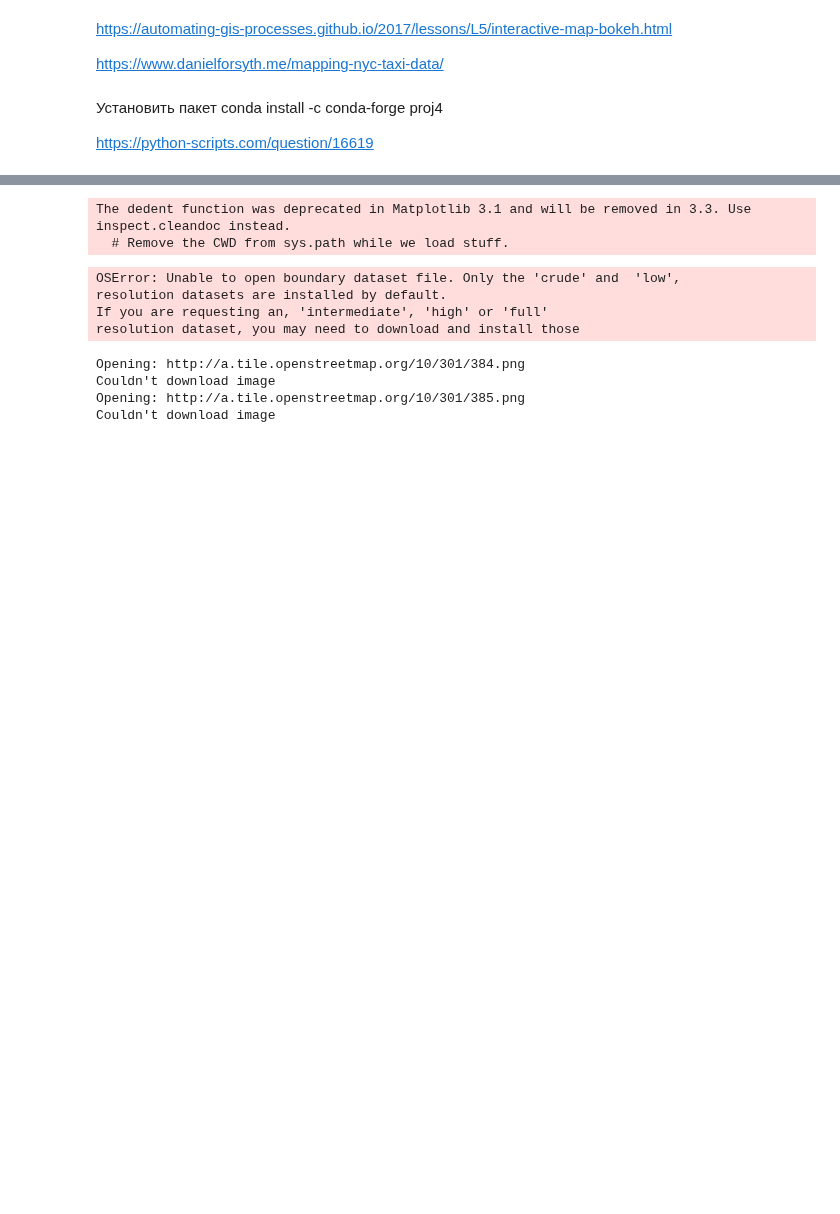
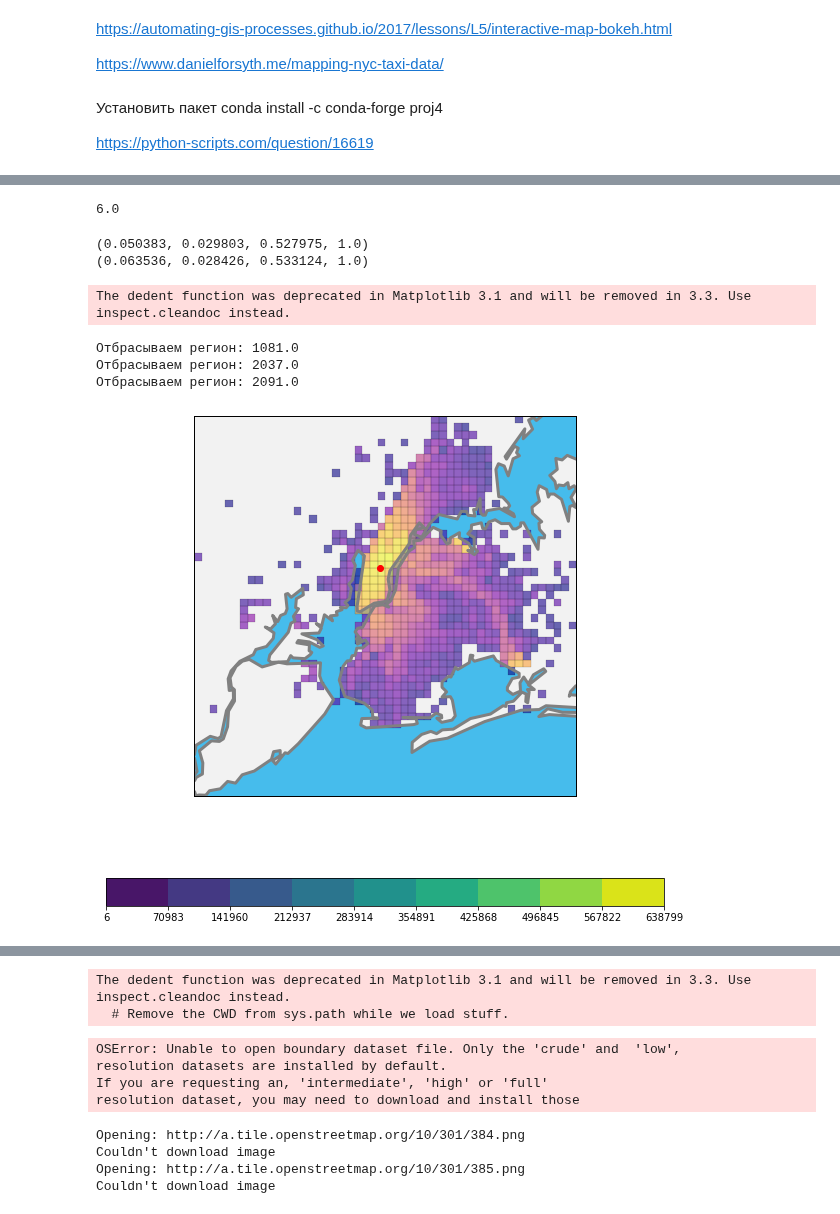
Before and after one commit to dminikorenb/DataLearning, a Jupyter notebook: 3-Taxi/dminik6_part3_w2.ipynb, the cells around one changed output, grey strips where cells are left out. Saved outputs shown, nothing was run; the diff lists cells and outputs as text; code cells hidden in the pictures; blank space fills up the shorter version.

```diff
--- a/3-Taxi/dminik6_part3_w2.ipynb
+++ b/3-Taxi/dminik6_part3_w2.ipynb
@@ -48,0 +40,3 @@ The dedent function was deprecated in Matplotlib 3.1 and will be removed in 3.3.
+# %%
+dictGrid = dfGrid.set_index('region').to_dict(orient='index')
+dictGrid
@@ -48,0 +65,19 @@ The dedent function was deprecated in Matplotlib 3.1 and will be removed in 3.3.
+# %%
+df = pd.read_pickle('aggr_yellow_tripdata_2016-05.bin')
+# %%
+ser = df[['region', 'count']].groupby('region',  as_index=False)['count'].sum()
+# ser[ser['count']>5]
+# ser[ser.region == 1231]
+ser[ser['count']>5]['count'].min()
+# / 6387.99
+norm = matplotlib.colors.Normalize(vmin=ser[ser['count']>5]['count'].min(),
+                                   vmax=ser[ser['count']>5]['count'].max())
+# %% [output]
+6.0
+# %%
+ColorInd = plt.get_cmap('plasma') #'Blues')
+print (ColorInd(0))
+print (ColorInd(1))
+# %% [output]
+(0.050383, 0.029803, 0.527975, 1.0)
+(0.063536, 0.028426, 0.533124, 1.0)
@@ -48,0 +89,58 @@ The dedent function was deprecated in Matplotlib 3.1 and will be removed in 3.3.
+# %%
+# ColorInd = plt.get_cmap('viridis')
+ColorInd = plt.get_cmap('plasma')
+
+# ColorInd = plt.get_cmap('Spectral')
+# Normalize
+norm = matplotlib.colors.LogNorm(vmin=ser[ser['count']>5]['count'].min(),
+                                   vmax=ser[ser['count']>5]['count'].max())
+
+coord_NY = ((-74.25559, 40.49612), (-73.70001,  40.91553))
+
+fig = plt.figure(figsize=(10, 10))
+m = Basemap(resolution='h',  # h is nice
+            projection='merc',
+            llcrnrlon=coord_NY[0][0],
+            llcrnrlat=coord_NY[0][1],
+            urcrnrlon=coord_NY[1][0],
+            urcrnrlat=coord_NY[1][1]
+            )
+# m.etopo(scale=.5, alpha=0.5)
+
+m.drawmapboundary(fill_color='#46bcec')
+m.fillcontinents(color='#f2f2f2',lake_color='#46bcec')
+m.drawcoastlines(color='gray', linewidth=3.0)  # intentionally thick line
+
+lons, lats = m(-73.9856546198733, 40.7484284)
+m.scatter(lons, lats, marker = 'o', color='r', zorder=5)
+
+for index, row in ser[ser['count']>5].iterrows():
+    x1,y1 = m(dictGrid[row['region']]['west'], dictGrid[row['region']]['south'])
+    x2,y2 = m(dictGrid[row['region']]['west'], dictGrid[row['region']]['north'])
+    x3,y3 = m(dictGrid[row['region']]['east'], dictGrid[row['region']]['north'])
+    x4,y4 = m(dictGrid[row['region']]['east'], dictGrid[row['region']]['south'])
+    if m.is_land(x1,y1) or m.is_land(x2,y2) or m.is_land(x3,y3) or m.is_land(x4,y4):
+        poly = Polygon([(x1,y1),(x2,y2),(x3,y3),(x4,y4)],
+                       facecolor=ColorInd(norm(row['count'])), # 'green', row['count']
+#                        facecolor=ColorInd(math.log(row['count'])),
+                       edgecolor='black',
+                       linewidth=.2, alpha=0.6)
+        plt.gca().add_patch(poly)
+    else:
+        print('Отбрасываем регион: {}'.format(row['region']))
+
+
+
+# Точки рисует хорошо
+#     lons, lats = m( dictGrid[row['region']]['west'], dictGrid[row['region']]['south'])
+#     m.scatter(lons, lats, marker = 'o', color='g', zorder=5)
+# plt.colorbar()
+plt.colorbar(orientation="horizontal",
+             boundaries=np.linspace(6, 638799, 10))
+plt.show()
+# %% [output]
+The dedent function was deprecated in Matplotlib 3.1 and will be removed in 3.3. Use inspect.cleandoc instead.
+Отбрасываем регион: 1081.0
+Отбрасываем регион: 2037.0
+Отбрасываем регион: 2091.0
+[figure, added]
```
Also changed, not shown: parts of 9 cells of this notebook, 1 other file.
